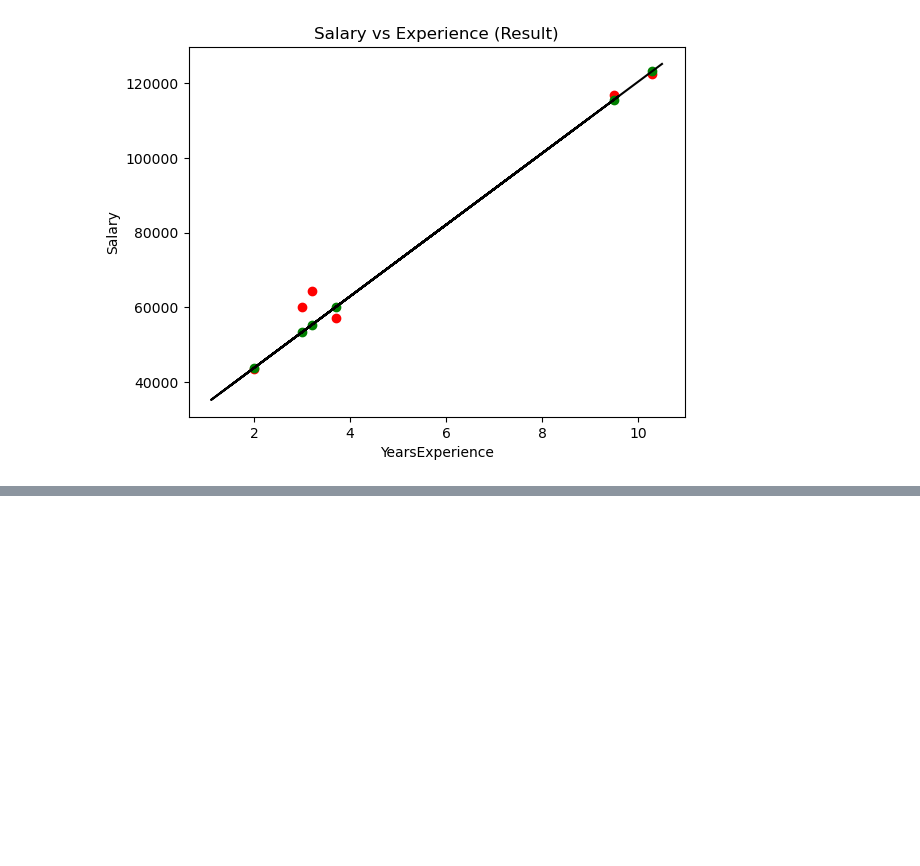
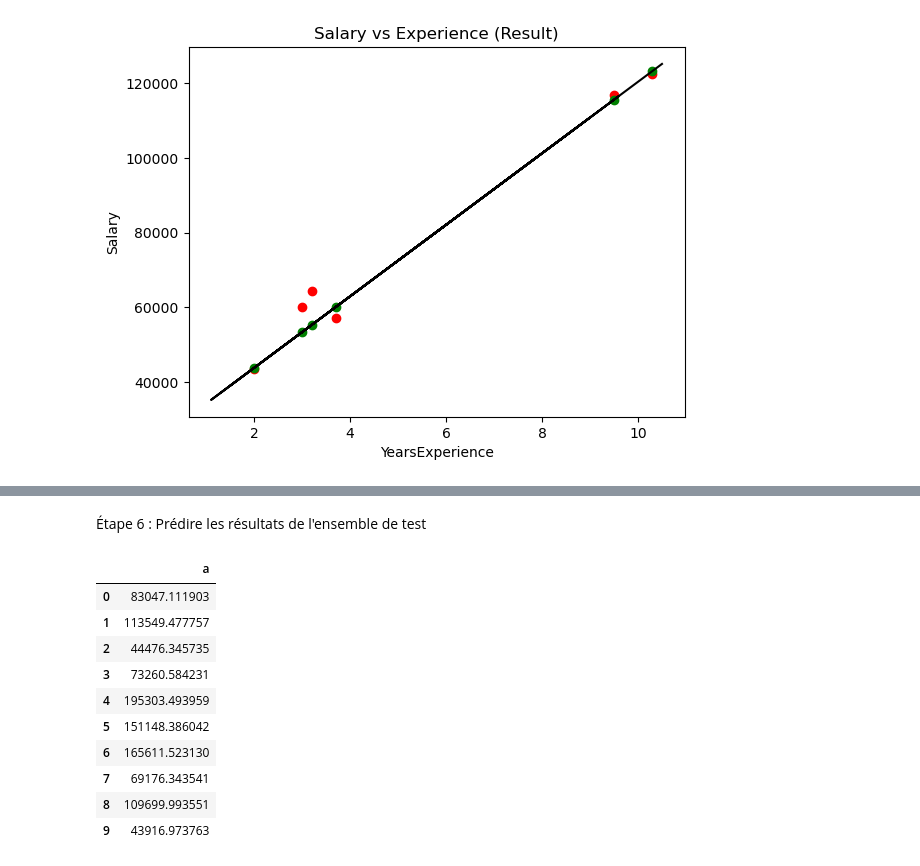
Before and after one commit to loop0-0/Apprentissage-Automatique-TPs, a Jupyter notebook: Tp1/Tp 1 _Python.ipynb, the cells around one changed output, grey strips where cells are left out. Saved outputs shown, nothing was run; the diff lists cells and outputs as text; code cells hidden in the pictures; blank space fills up the shorter version.

```diff
--- a/Tp1/Tp 1 _Python.ipynb
+++ b/Tp1/Tp 1 _Python.ipynb
@@ -70,0 +146,18 @@ plt.show()
+# %% [markdown]
+Étape 6 : Prédire les résultats de l'ensemble de test
+# %%
+y_pred =pd.DataFrame(np.array(regressor.predict(X_test)),
+                 columns=['a'])
+y_pred
+# %% [output]
+|  | a |
+| 0 | 83047.111903 |
+| 1 | 113549.477757 |
+| 2 | 44476.345735 |
+| 3 | 73260.584231 |
+| 4 | 195303.493959 |
+| 5 | 151148.386042 |
+| 6 | 165611.523130 |
+| 7 | 69176.343541 |
+| 8 | 109699.993551 |
+| 9 | 43916.973763 |
```
Also changed, not shown: parts of 13 cells of this notebook.
